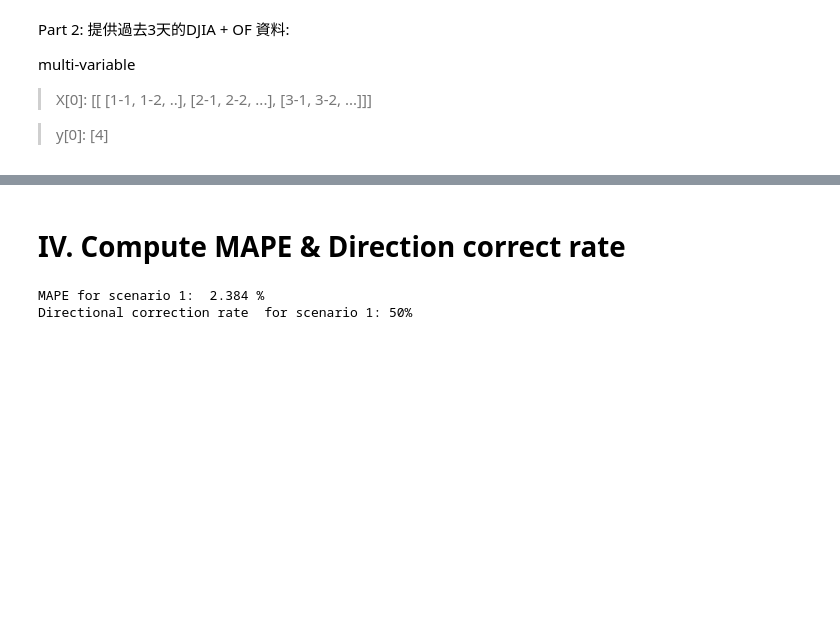
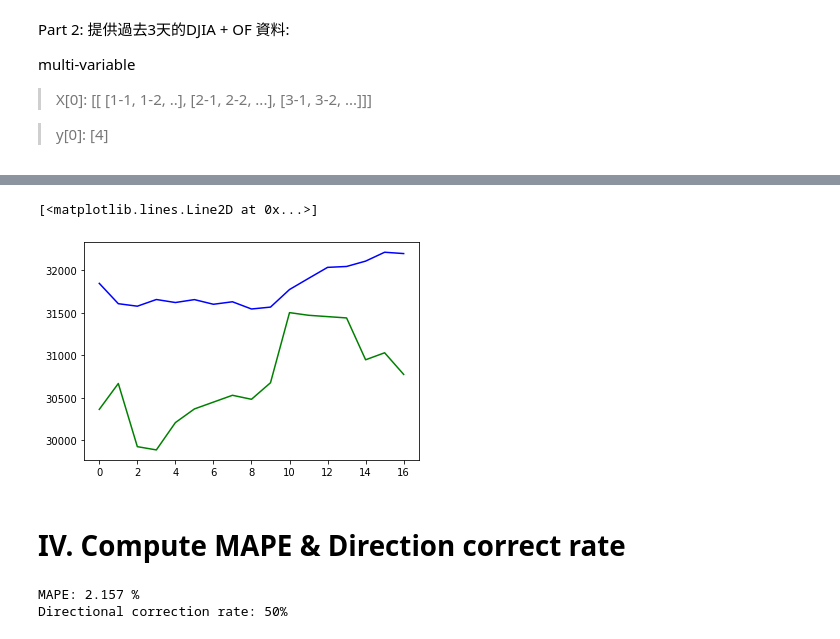
Before and after one commit to la83la/about_emotion, a Jupyter notebook: LSTM_modal_for_OF.ipynb, the cells around one changed output, grey strips where cells are left out. Drawn from its saved outputs; the diff is of its cells as text; code cells hidden in the pictures; blank space fills up the shorter version.

```diff
--- a/LSTM_modal_for_OF.ipynb
+++ b/LSTM_modal_for_OF.ipynb
@@ -210,3 +323,20 @@ multi-variable
+# %%
+# Test result
+test_predictions2 = model2.predict(X_test2).flatten()
+pred = mms1.inverse_transform(test_predictions2.reshape(-1, 1))
+pred = pred.reshape(-1,)
+act = mms1.inverse_transform(y_test2.reshape(-1, 1))
+act = act.reshape(-1,)
+
+test_results2 = pd.DataFrame(data={
+    'Test Predictions':pred,
+    'Actuals':act})
+
+plt.plot(test_results2['Test Predictions'], c='b')
+plt.plot(test_results2['Actuals'], c='g')
+# %% [output]
+[<matplotlib.lines.Line2D at 0x...>]
+[figure, added]
 # %% [markdown]
 # IV. Compute MAPE & Direction correct rate
 # %%
@@ -238,8 +368,8 @@ def direction(actual, pred):
     return (numerator / denorminator)
 # %%
 # Part 1: past three days' DJIA data
-print("MAPE for scenario 1: ", mape(test_results['Actuals'], test_results['Test Predictions']).round(3), "%")
-print("Directional correction rate  for scenario 1:", "{0:.0%}".format(direction(test_results['Actuals'], test_results['Test Predictions'])) )
+print("MAPE:", mape(test_results1['Actuals'], test_results1['Test Predictions']).round(3), "%")
+print("Directional correction rate:", "{0:.0%}".format(direction(test_results1['Actuals'], test_results1['Test Predictions'])) )
 # %% [output]
-MAPE for scenario 1:  2.384 %
-Directional correction rate  for scenario 1: 50%
+MAPE: 2.157 %
+Directional correction rate: 50%
```
Also changed, not shown: parts of 21 cells of this notebook.
